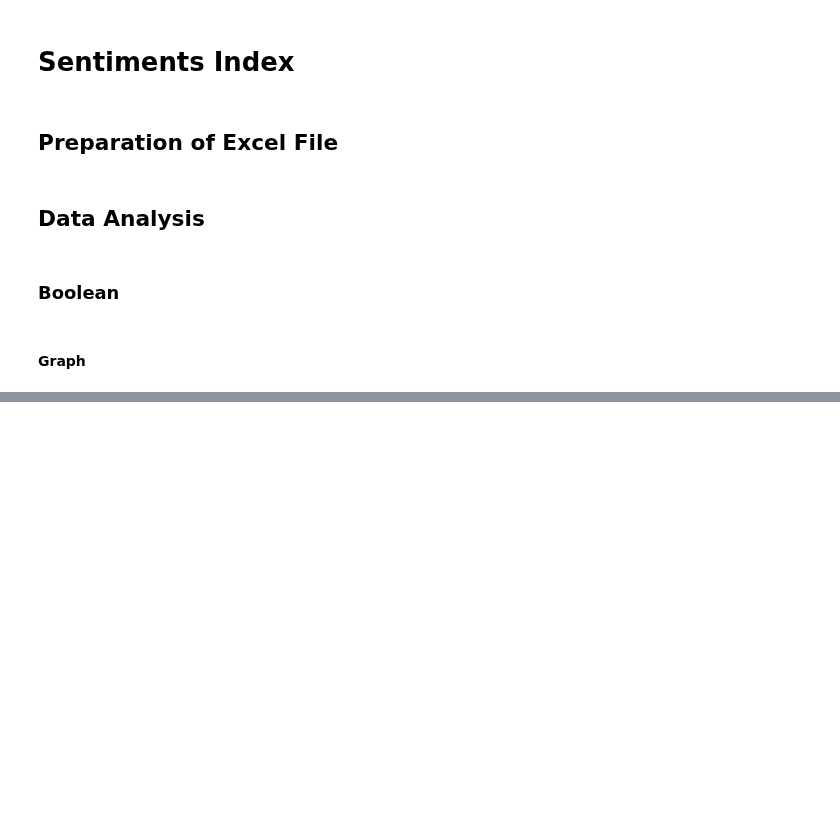
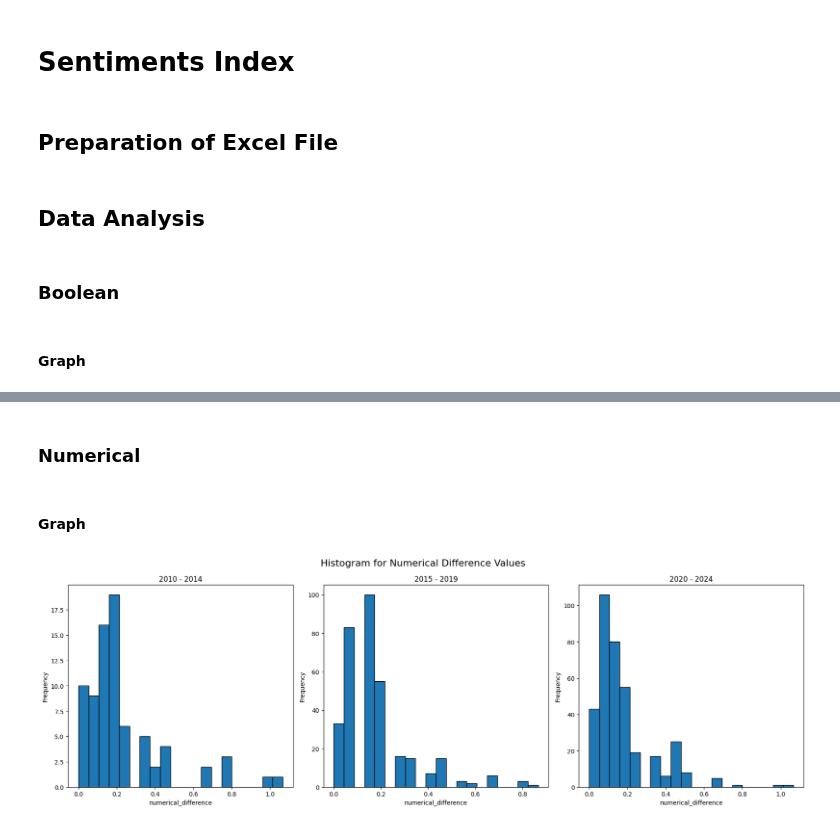
Before and after one commit to loowenwen/jtc-market-sentiments, a Jupyter notebook: sentiments.ipynb, the cells around one changed output, grey strips where cells are left out. Drawn from its saved outputs; the diff is of its cells as text; code cells hidden in the pictures; blank space fills up the shorter version.

```diff
--- a/sentiments.ipynb
+++ b/sentiments.ipynb
@@ -89,0 +135,2 @@ with pd.ExcelWriter('market_sentiments.xlsx', engine="openpyxl", mode="a", if_sh
+# %% [markdown]
+### Numerical
@@ -89,0 +160,31 @@ with pd.ExcelWriter('market_sentiments.xlsx', engine="openpyxl", mode="a", if_sh
+# %% [markdown]
+#### Graph
+# %%
+file_path = 'market_sentiments.xlsx'
+excel_data = pd.ExcelFile(file_path)
+column_name = 'numerical_difference'
+
+# initialize a list to store the data from each sheet
+data_list = []
+
+# loop through each sheet name, read the data, and extract the specific column
+for sheet in excel_data.sheet_names:
+    df = pd.read_excel(file_path, sheet_name=sheet)
+    data_list.append(df[column_name])
+
+# create a figure with subplots
+fig, axes = plt.subplots(1, 3, figsize=(18, 6))
+
+# loop through the data list and corresponding axes to plot histograms
+for i, data in enumerate(data_list):
+    axes[i].hist(data, bins=20, edgecolor='black')
+    axes[i].set_title(f'{excel_data.sheet_names[i]}')
+    axes[i].set_xlabel(column_name)
+    axes[i].set_ylabel('Frequency')
+
+# adjust layout and display the plots
+fig.suptitle('Histogram for Numerical Difference Values', fontsize=16)
+plt.tight_layout()
+plt.show()
+# %% [output]
+[figure, added]
```
Also changed, not shown: parts of 9 cells of this notebook, 3 other files.
